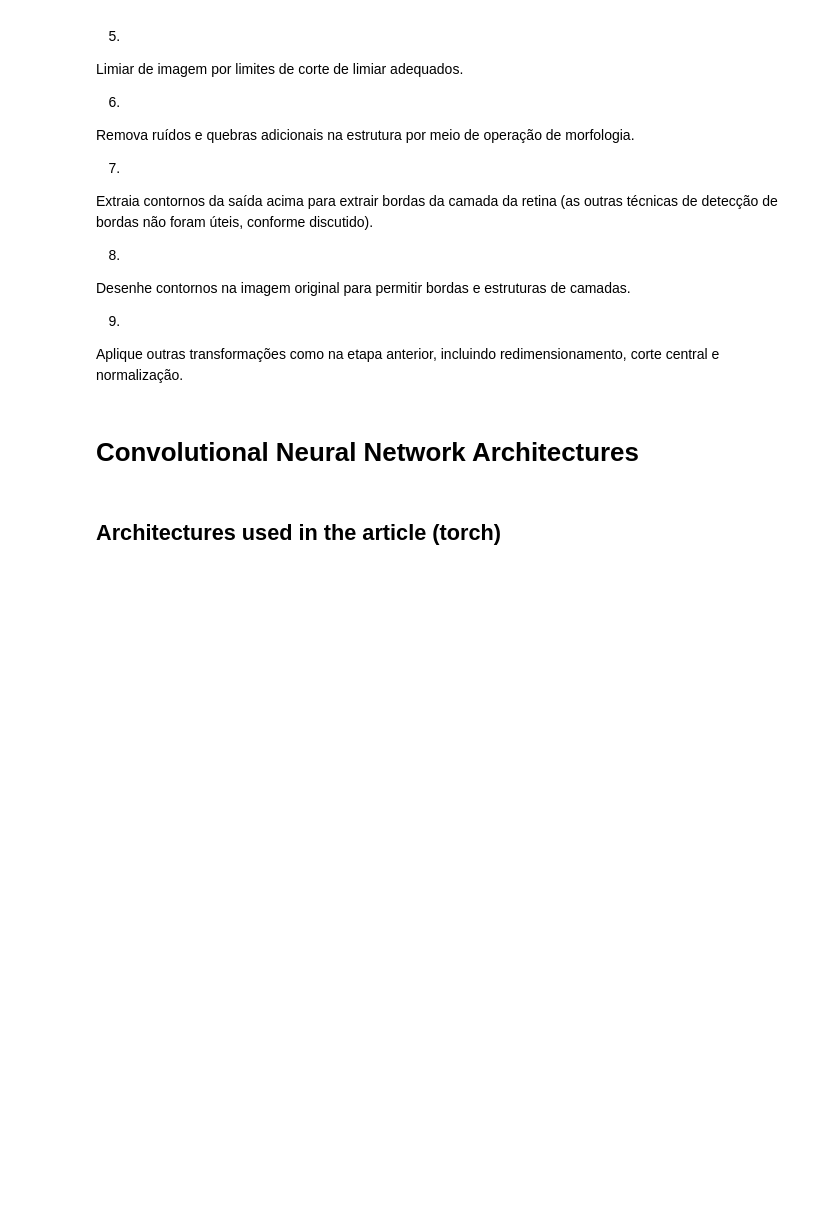
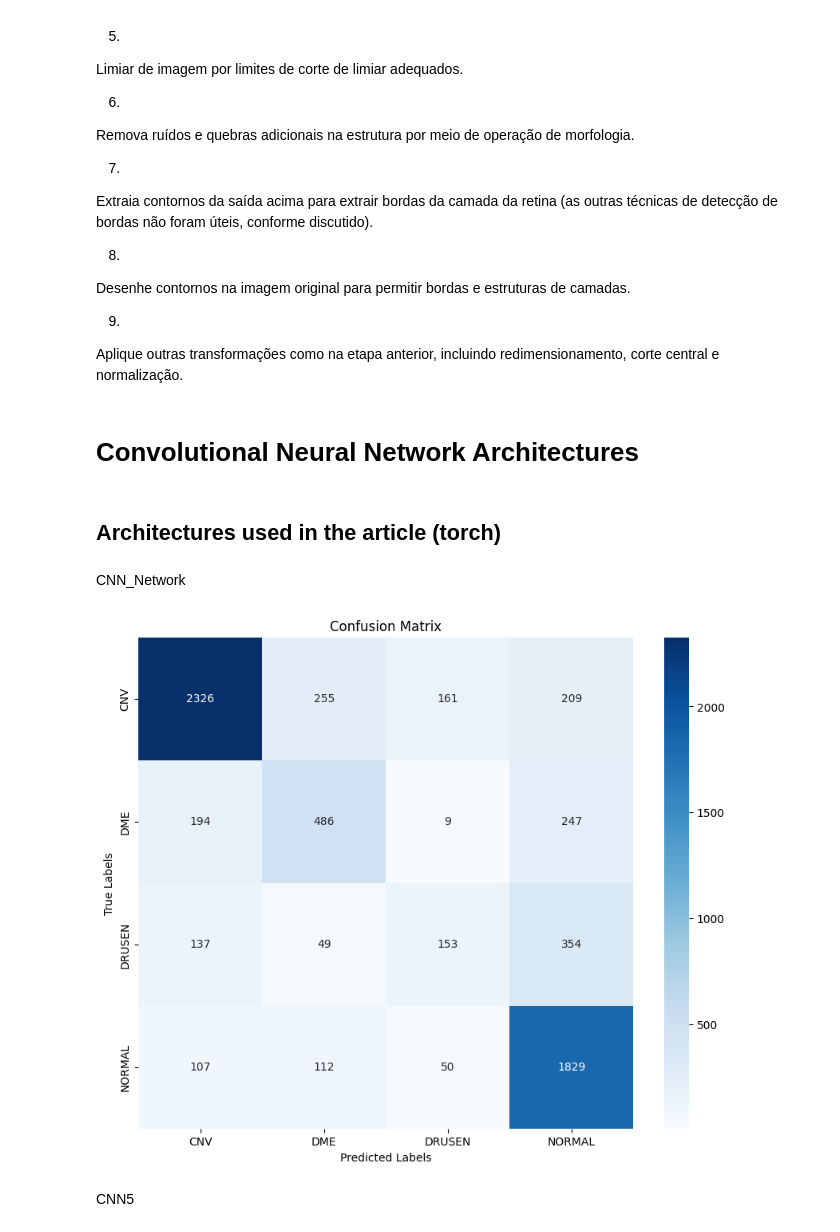
Before and after one commit to myller-silva/PDI-Project, a Jupyter notebook: pdi-project.ipynb, the cells around one changed output. Drawn from its saved outputs; the diff is of its cells as text; code cells hidden in the pictures; blank space fills up the shorter version.

```diff
--- a/pdi-project.ipynb
+++ b/pdi-project.ipynb
@@ -294,21 +286,15 @@ Aplique outras transformações como na etapa anterior, incluindo redimensioname
 # %% [markdown]
 ## Architectures used in the article (torch)
 # %%
-import torch.nn as nn
-import torch.optim as optim
-import torch.nn.functional as F
-
-# Definindo a arquitetura da CNN
-class CNN5(nn.Module):
+class CNN_Network(nn.Module): # Minha rede
     def __init__(self):
-        super(CNN5, self).__init__()
+        super(CNN_Network, self).__init__()
         self.conv1 = nn.Conv2d(in_channels=3, out_channels=16, kernel_size=(1, 1))
         self.pool = nn.MaxPool2d(kernel_size=(2, 2))
         self.conv2 = nn.Conv2d(in_channels=16, out_channels=32, kernel_size=(1, 1))
         self.conv3 = nn.Conv2d(in_channels=32, out_channels=32, kernel_size=(1, 1))
         self.conv4 = nn.Conv2d(in_channels=32, out_channels=48, kernel_size=(1, 1))
         self.conv5 = nn.Conv2d(in_channels=48, out_channels=48, kernel_size=(1, 1))
-
         # Calcular o tamanho da saída da última camada convolucional
         self._to_linear = None
         self._initialize_weights()
@@ -322,7 +308,6 @@ class CNN5(nn.Module):
         x = self.pool(F.relu(self.conv4(x)))
         x = self.pool(F.relu(self.conv5(x)))
         self._to_linear = x.numel()  # Número total de elementos na saída
-
         # Definir as camadas totalmente conectadas
         self.fc1 = nn.Linear(self._to_linear, 1536)
         self.fc2 = nn.Linear(1536, 512)
@@ -344 +376,20 @@ class CNN5(nn.Module):
+# %% [markdown]
+CNN_Network
+# %%
+# Instanciando o modelo, critério de perda e otimizador
+model_1 = CNN_Network().to(device)
+criterion = nn.NLLLoss()
+optimizer = optim.Adam(model_1.parameters(), lr=learning_rate)
+# model_1 # mostrar a arquitetura do modelo
+# %%
+# TODO: armazenar o history de treinamento (acc, loss)
+train(model_1, train_loader, epochs)
+# %%
+all_preds, all_labels = eval(model_1, test_loader)
+# %%
+get_confusion_matrix(all_labels, all_preds)
+# %% [output]
+[figure, added]
+# %% [markdown]
+CNN5
 # %%
```
Also changed, not shown: parts of 34 cells of this notebook.
